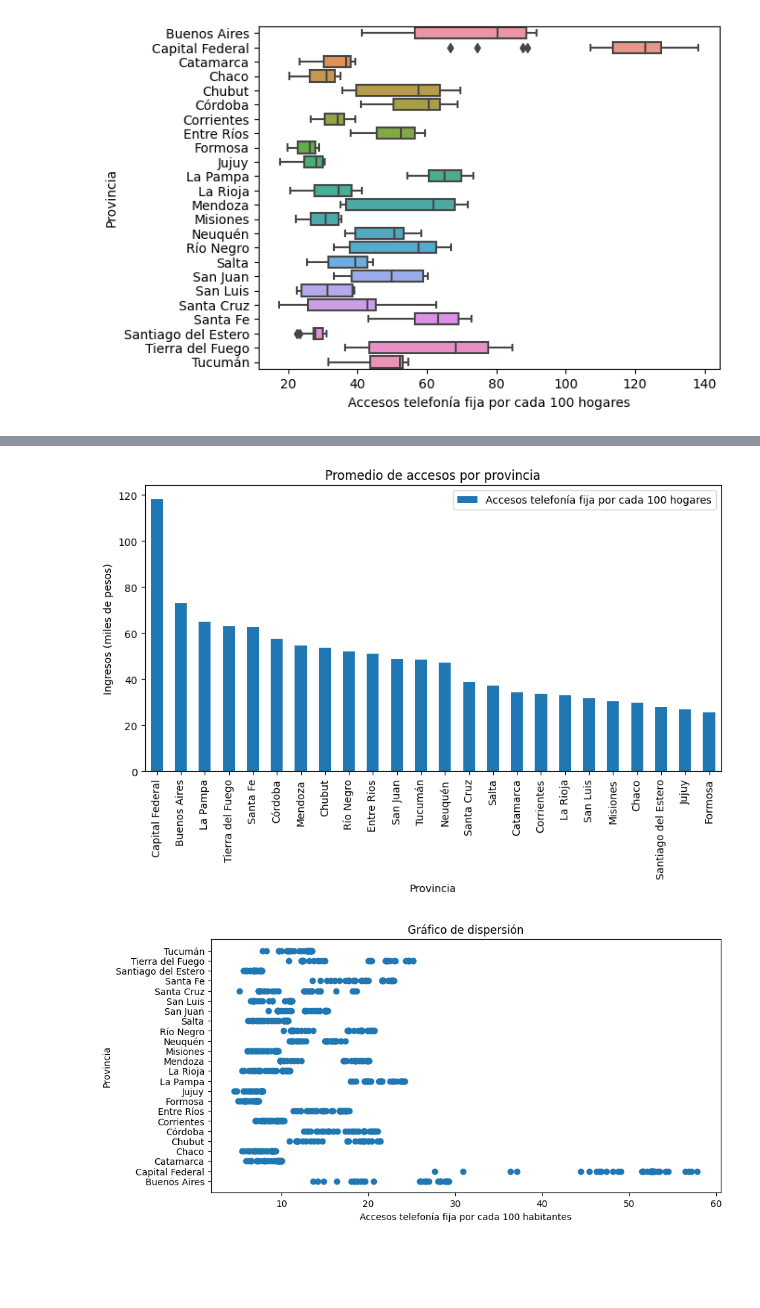
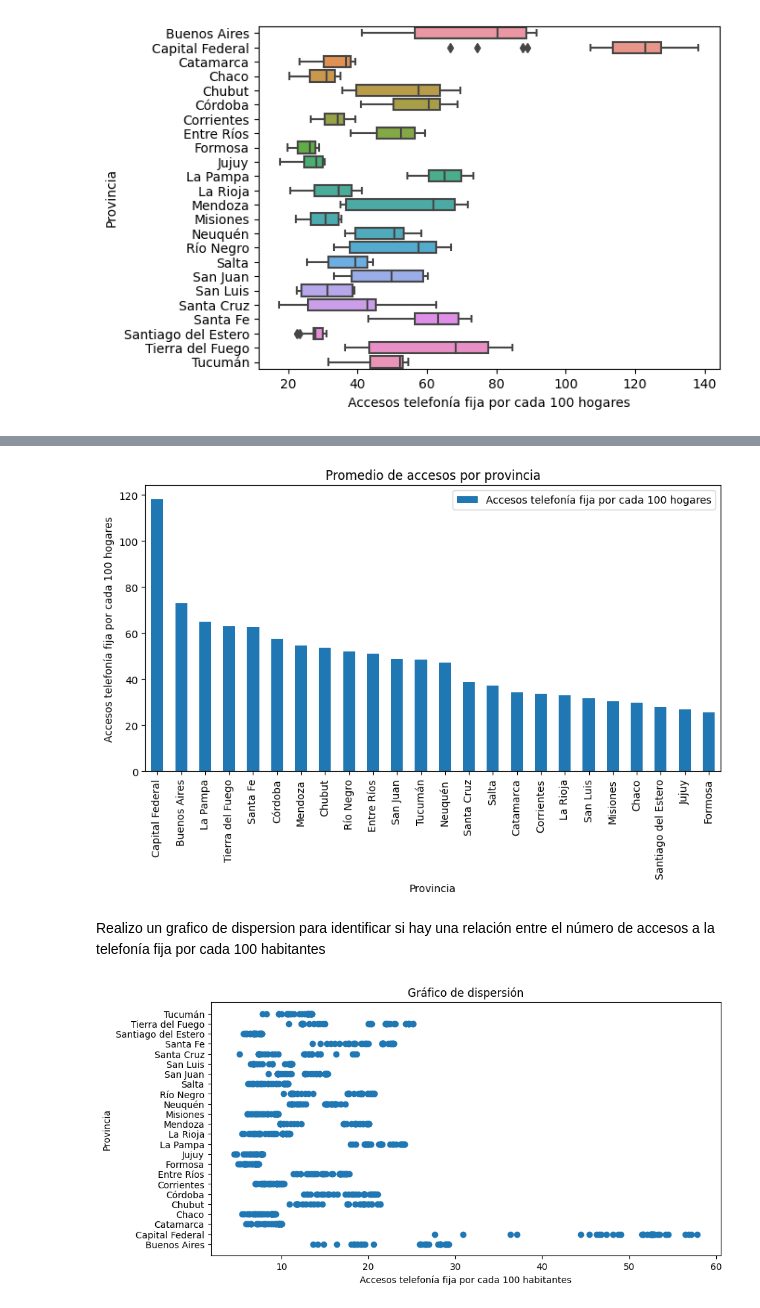
Before and after one commit to HernanCampo/Proyecto-Analityc, a Jupyter notebook: EDA_PA.ipynb, the cells around one changed output, grey strips where cells are left out. Cells and saved outputs as stored; diff of their text form; code cells hidden in the pictures; blank space fills up the shorter version.

```diff
--- a/EDA_PA.ipynb
+++ b/EDA_PA.ipynb
@@ -602,11 +549,13 @@ plt.show()
 # %%
 provincia_group = df6_tel_prov_x100.groupby('Provincia').mean().sort_values('Accesos telefonía fija por cada 100 hogares', ascending=False)
 provincia_group.plot(kind='bar', y='Accesos telefonía fija por cada 100 hogares', figsize=(10, 5))
-plt.ylabel('Ingresos (miles de pesos)')
+plt.ylabel('Accesos telefonía fija por cada 100 hogares')
 plt.title('Promedio de accesos por provincia')
 plt.show()
 # %% [output]
-[figure, old version]
+[figure, new version]
+# %% [markdown]
+Realizo un grafico de dispersion para identificar si hay una relación entre el número de accesos a la telefonía fija por cada 100 habitantes
 # %%
 # Crear la figura y el eje
 fig, ax = plt.subplots(figsize=(10, 5))
```
Also changed, not shown: parts of 118 cells of this notebook, 9 other files.
